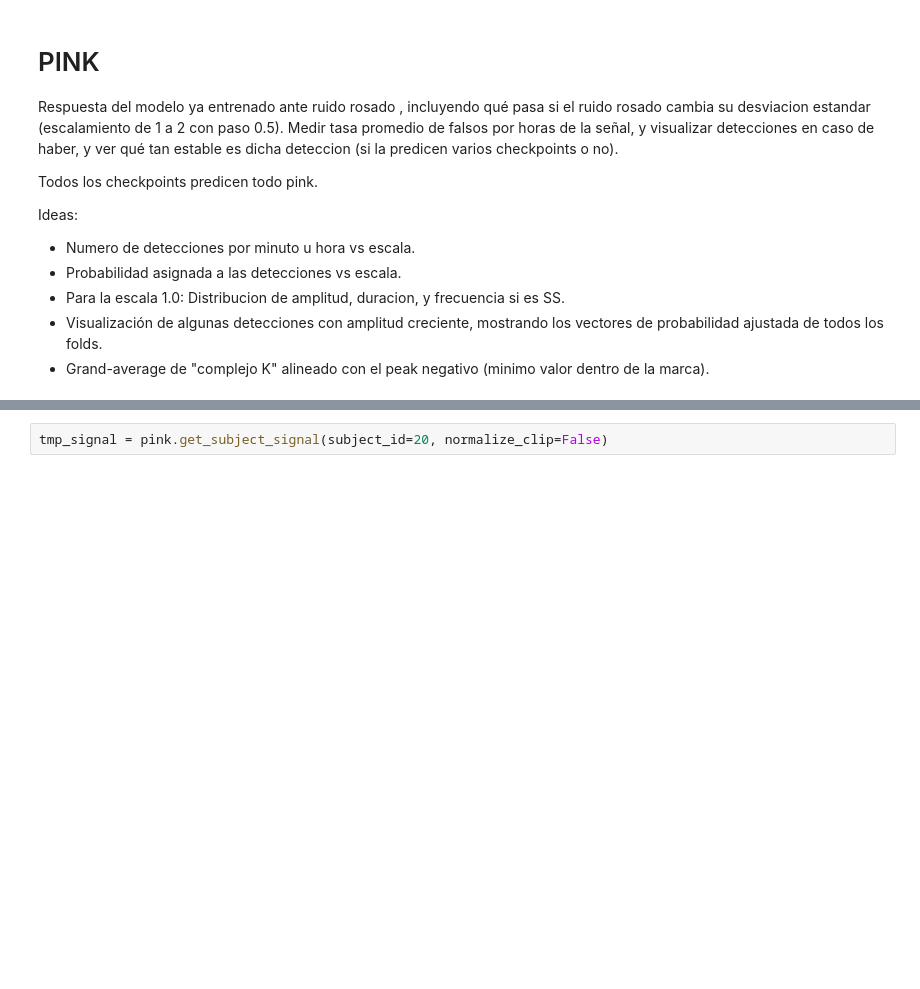
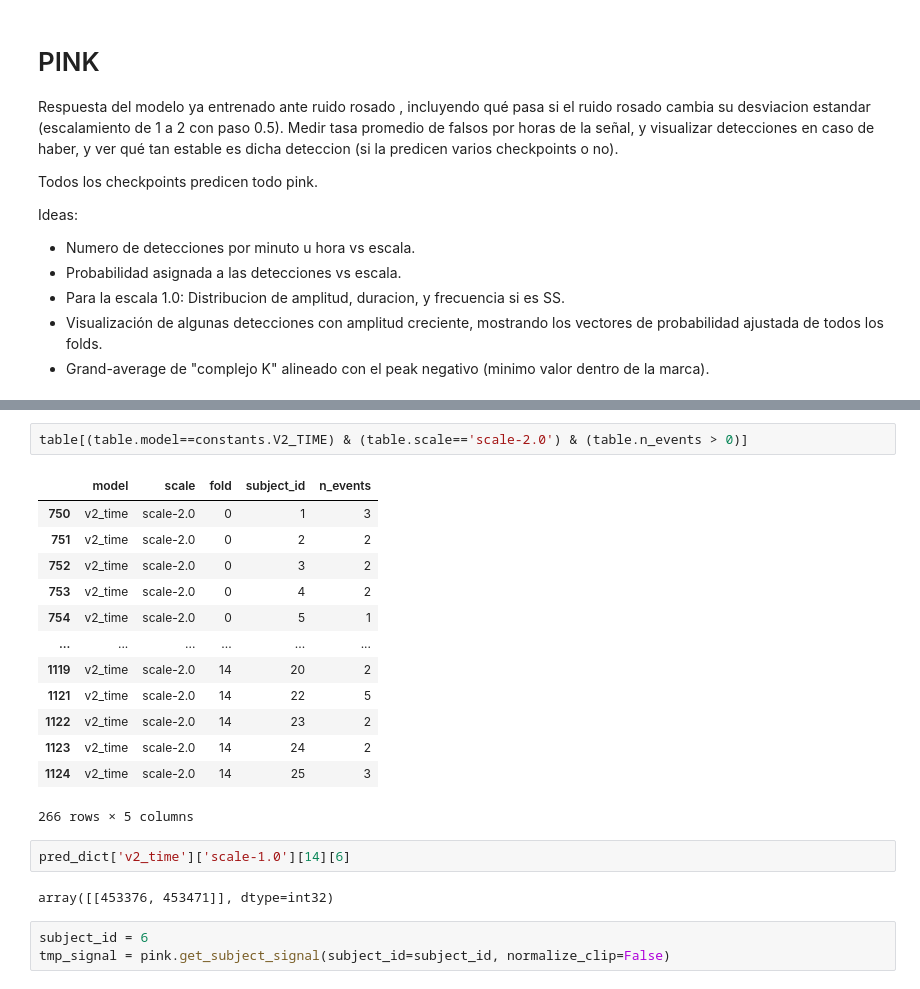
Before and after one commit to nicolasigor/sleep-rnn, a Jupyter notebook: figs_thesis/2021_result_indataset.ipynb, the cells around one changed output, grey strips where cells are left out. Cells and saved outputs as stored; diff of their text form; blank space fills up the shorter version.

```diff
--- a/figs_thesis/2021_result_indataset.ipynb
+++ b/figs_thesis/2021_result_indataset.ipynb
@@ -716,3 +759,24 @@ pink = reader.load_dataset(constants.PINK_NAME, verbose=False)
+# %%
+table[(table.model==constants.V2_TIME) & (table.scale=='scale-2.0') & (table.n_events > 0)]
+# %% [output]
+|  | model | scale | fold | subject_id | n_events |
+| 750 | v2_time | scale-2.0 | 0 | 1 | 3 |
+| 751 | v2_time | scale-2.0 | 0 | 2 | 2 |
+| 752 | v2_time | scale-2.0 | 0 | 3 | 2 |
+| 753 | v2_time | scale-2.0 | 0 | 4 | 2 |
+| 754 | v2_time | scale-2.0 | 0 | 5 | 1 |
+| ... | ... | ... | ... | ... | ... |
+| 1119 | v2_time | scale-2.0 | 14 | 20 | 2 |
+| 1121 | v2_time | scale-2.0 | 14 | 22 | 5 |
+| 1122 | v2_time | scale-2.0 | 14 | 23 | 2 |
+| 1123 | v2_time | scale-2.0 | 14 | 24 | 2 |
+| 1124 | v2_time | scale-2.0 | 14 | 25 | 3 |
+266 rows × 5 columns
+# %%
+pred_dict['v2_time']['scale-1.0'][14][6]
+# %% [output]
+array([[453376, 453471]], dtype=int32)
 # %%
-tmp_signal = pink.get_subject_signal(subject_id=20, normalize_clip=False)
+subject_id = 6
+tmp_signal = pink.get_subject_signal(subject_id=subject_id, normalize_clip=False)
 # %%
```
Also changed, not shown: parts of 10 cells of this notebook, 4 other files.
